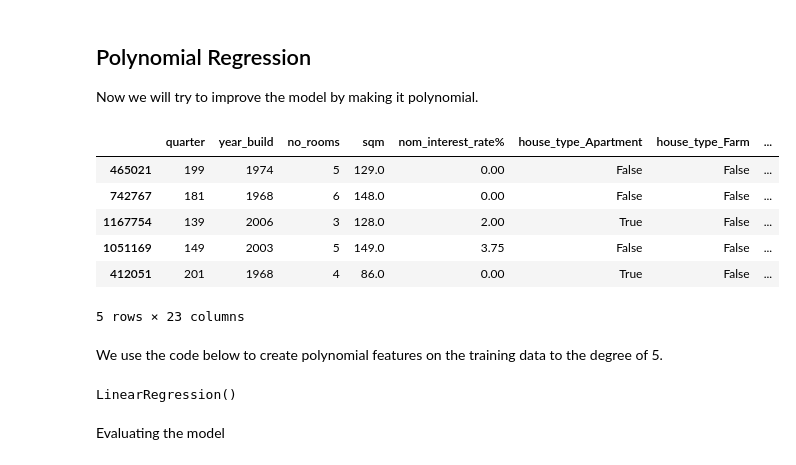
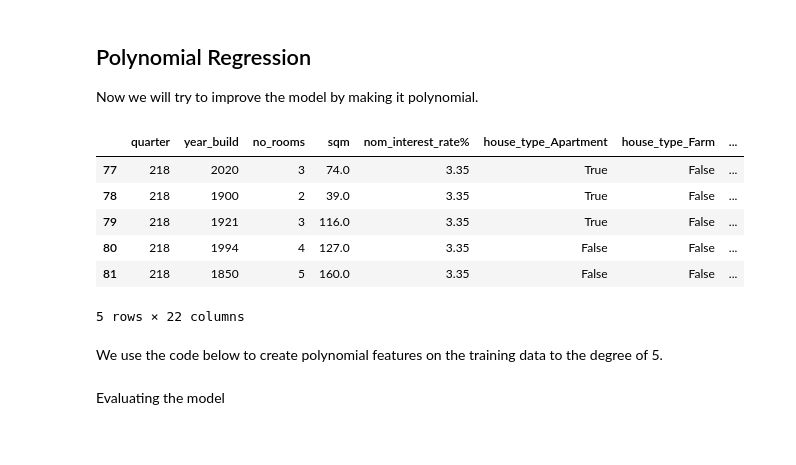
Before and after one commit to BPMRohde/AML, a Jupyter notebook: housing_price_test_model.ipynb, the cells around one changed output. Drawn from its saved outputs; the diff is of its cells as text; code cells hidden in the pictures.

```diff
--- a/housing_price_test_model.ipynb
+++ b/housing_price_test_model.ipynb
@@ -84,18 +111,18 @@ Score on test set: 0.336
 Now we will try to improve the model by making it polynomial.
 # %%
 # take a random 50% sample (deterministic via random_state) to reduce memory use
-df = df.sample(frac=0.5, random_state=42).copy()
+#df = df.sample(frac=0.01, random_state=42).copy()
 X = pd.get_dummies(df[["quarter","house_type", "sales_type", "year_build", "no_rooms", "sqm", "area", "nom_interest_rate%" ]])
 y = df["purchase_price"]
 X.head()
 # %% [output]
 |  | quarter | year_build | no_rooms | sqm | nom_interest_rate% | house_type_Apartment | house_type_Farm | ... |
-| 465021 | 199 | 1974 | 5 | 129.0 | 0.00 | False | False | ... |
-| 742767 | 181 | 1968 | 6 | 148.0 | 0.00 | False | False | ... |
-| 1167754 | 139 | 2006 | 3 | 128.0 | 2.00 | True | False | ... |
-| 1051169 | 149 | 2003 | 5 | 149.0 | 3.75 | False | False | ... |
-| 412051 | 201 | 1968 | 4 | 86.0 | 0.00 | True | False | ... |
+| 77 | 218 | 2020 | 3 | 74.0 | 3.35 | True | False | ... |
+| 78 | 218 | 1900 | 2 | 39.0 | 3.35 | True | False | ... |
+| 79 | 218 | 1921 | 3 | 116.0 | 3.35 | True | False | ... |
+| 80 | 218 | 1994 | 4 | 127.0 | 3.35 | False | False | ... |
+| 81 | 218 | 1850 | 5 | 160.0 | 3.35 | False | False | ... |
-5 rows × 23 columns
+5 rows × 22 columns
 # %%
 # make train-test split to get X_train, X_test, y_train, and y_test
 X_train, X_test, y_train, y_test = train_test_split(X, y, random_state=42)
@@ -109,9 +136,7 @@ X_test_poly = poly.transform(X_test)  # Only transform, don't fit again
 # %%
 # Create and fit the model
 poly_lr = LinearRegression()
-poly_lr.fit(X_train_poly,y_train)
+poly_y_predict = poly_lr.fit(X_train_poly,y_train).predict(X_test_poly)
-# %% [output]
-LinearRegression()
 # %% [markdown]
 Evaluating the model
 # %%
```
Also changed, not shown: parts of 14 cells of this notebook, 4 other files.
